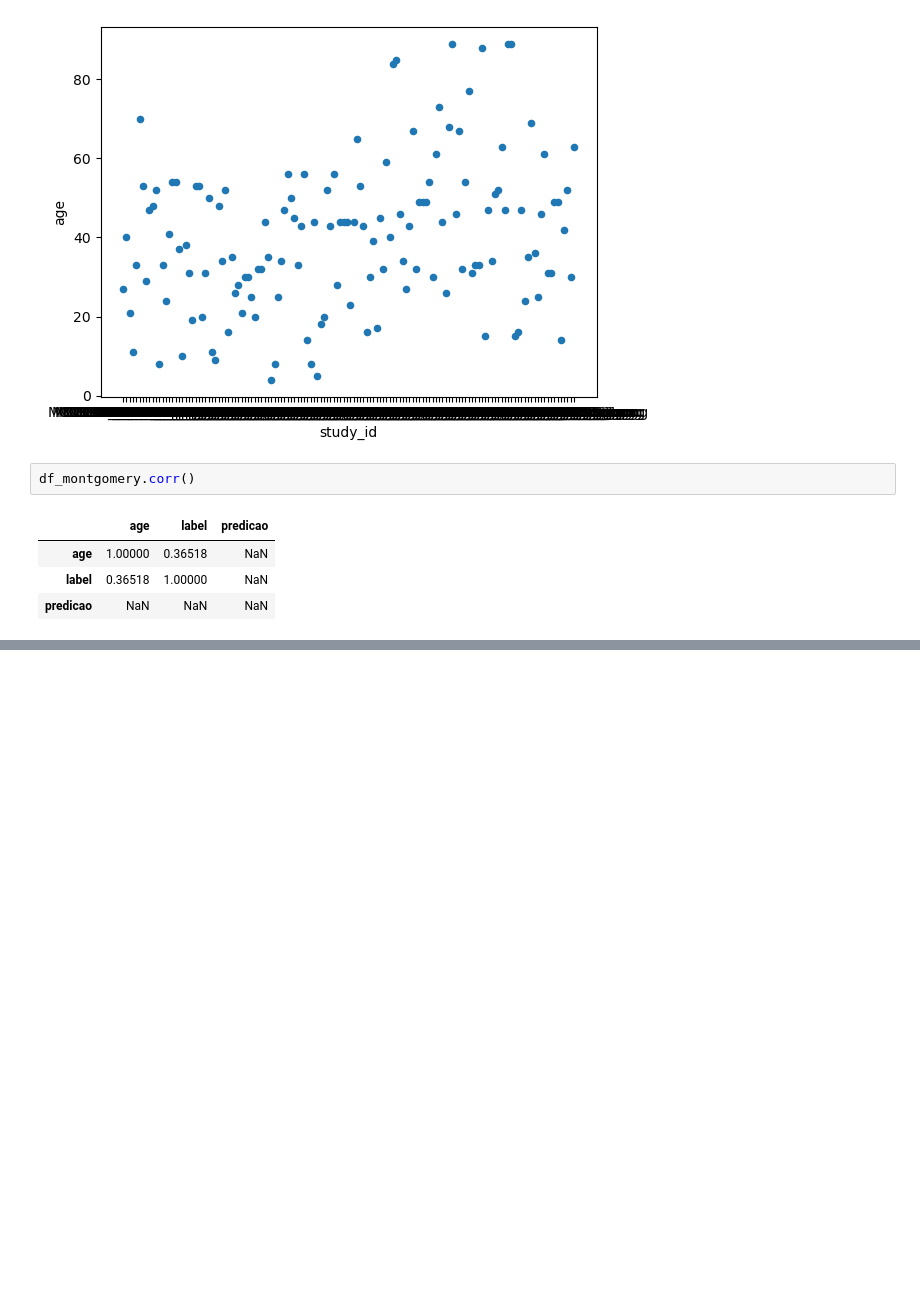
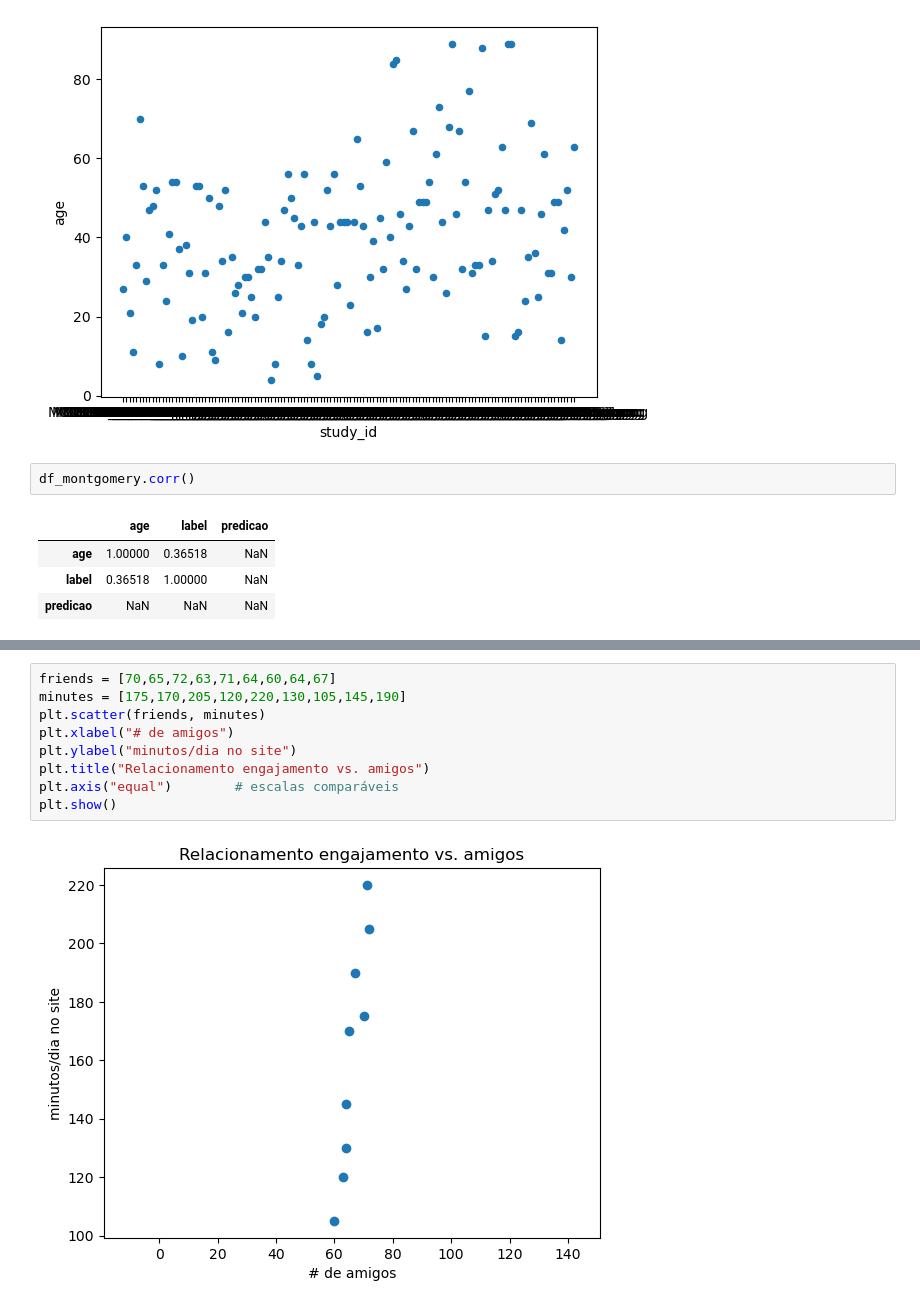
Before and after one commit to guilhermeribeirofag/cd_fag, a Jupyter notebook: teste.ipynb, the cells around one changed output, grey strips where cells are left out. Drawn from its saved outputs; the diff is of its cells as text; blank space fills up the shorter version.

```diff
--- a/teste.ipynb
+++ b/teste.ipynb
@@ -236,0 +276,11 @@ df_montgomery.corr()
+# %%
+friends = [70,65,72,63,71,64,60,64,67]
+minutes = [175,170,205,120,220,130,105,145,190]
+plt.scatter(friends, minutes)
+plt.xlabel("# de amigos")
+plt.ylabel("minutos/dia no site")
+plt.title("Relacionamento engajamento vs. amigos")
+plt.axis("equal")        # escalas comparáveis
+plt.show()
+# %% [output]
+[figure, added]
```
Also changed, not shown: parts of 20 cells of this notebook.
